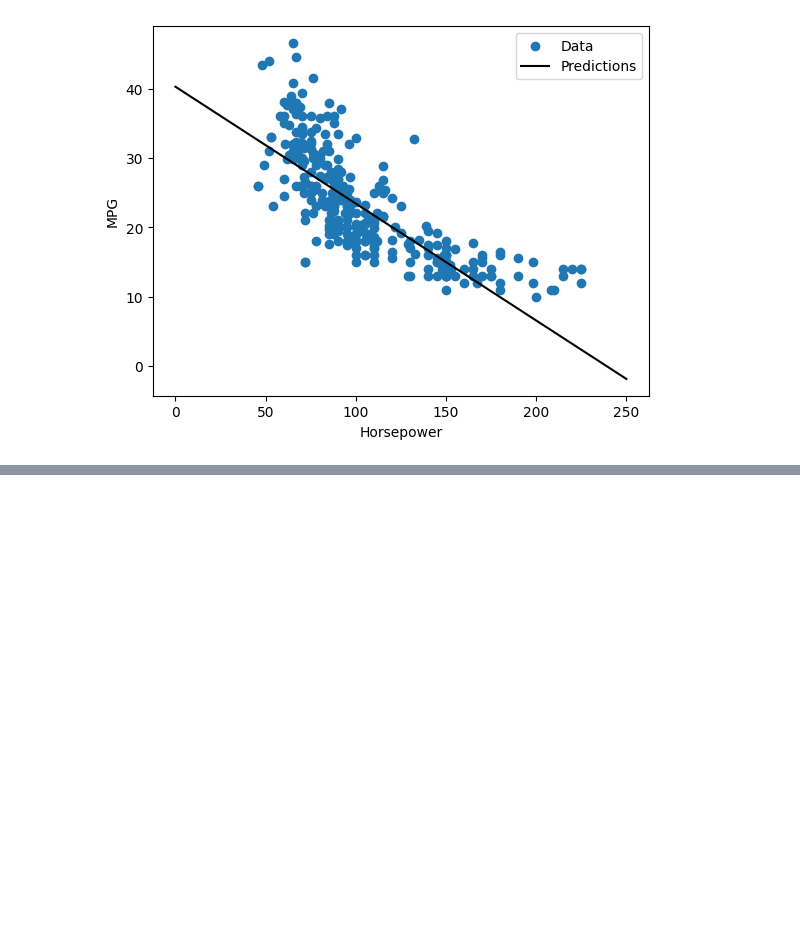
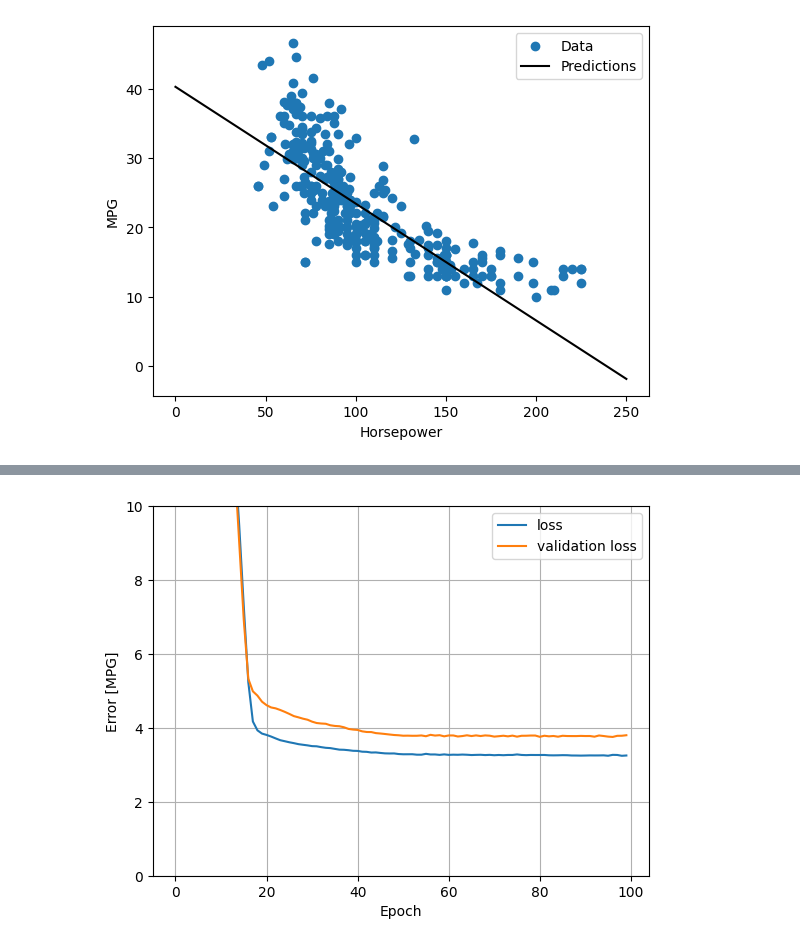
Before and after one commit to pangyeeshen23/AIModel, a Jupyter notebook: Beginner Tutorial/Regression/predict-fuel-eff.ipynb, the cells around one changed output, grey strips where cells are left out. Cells and saved outputs as stored; diff of their text form; code cells hidden in the pictures; blank space fills up the shorter version.

Commit message:
fin : learning regression model

```diff
--- a/Beginner Tutorial/Regression/predict-fuel-eff.ipynb
+++ b/Beginner Tutorial/Regression/predict-fuel-eff.ipynb
@@ -307,3 +307,17 @@ plot_loss(history)
 test_results['linear_model'] = linear_model.evaluate(
     test_features, test_labels, verbose=0
 )
+# %%
+def build_and_compile_model(norm):
+    model = keras.Sequential([
+        norm,
+        layers.Dense(64, activation='relu'),
+        layers.Dense(64, activation='relu'),
+        layers.Dense(1)
+    ])
+
+    model.compile(loss='mean_absolute_error', optimizer=tf.keras.optimizers.Adam(0.001))
+
+    return model
+# %%
+dnn_horsepower_model = build_and_compile_model(horsepower_normalizer)
@@ -309,0 +342,8 @@ test_results['linear_model'] = linear_model.evaluate(
+# %%
+%%time
+history = dnn_horsepower_model.fit(
+    train_features['Horsepower'],
+    train_labels,
+    validation_split=0.2,
+    verbose=0, epochs=100
+)
@@ -309,0 +381,4 @@ test_results['linear_model'] = linear_model.evaluate(
+# %%
+plot_loss(history)
+# %% [output]
+[figure, added]
```
Also changed, not shown: parts of 24 cells of this notebook, 1 other file.
